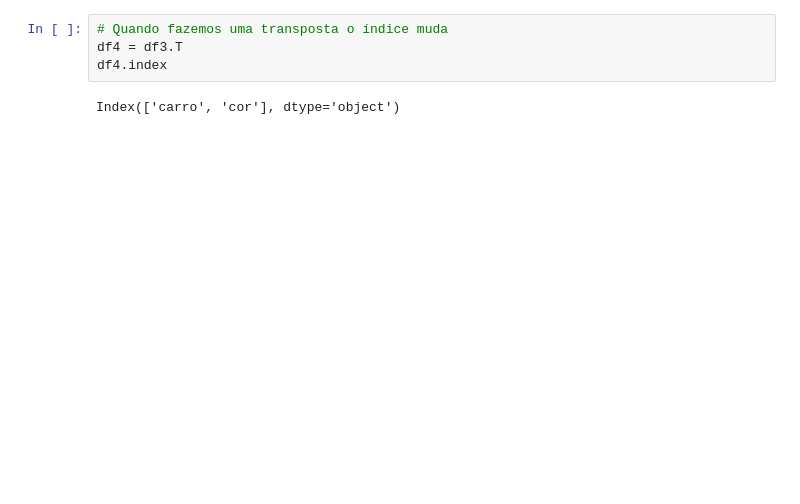
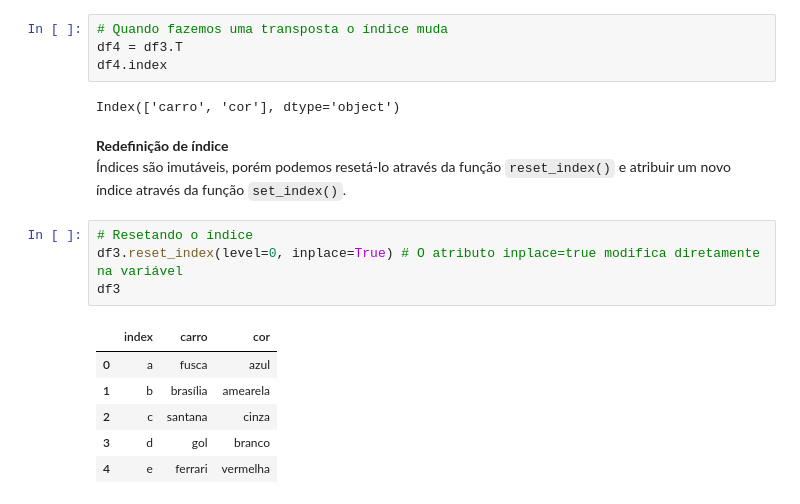
Before and after one commit to rdemarqui/data_science_basico, a Jupyter notebook: Python/03 Pandas/02.03 Index.ipynb, the cells around one changed output. Saved outputs shown, nothing was run; the diff lists cells and outputs as text; blank space fills up the shorter version.

```diff
--- a/Python/03 Pandas/02.03 Index.ipynb
+++ b/Python/03 Pandas/02.03 Index.ipynb
@@ -43,3 +48,17 @@ df4 = df3.T
 df4.index
 # %% [output]
 Index(['carro', 'cor'], dtype='object')
+# %% [markdown]
+**Redefinição de índice**
+Índices são imutáveis, porém podemos resetá-lo através da função ``reset_index()`` e atribuir um novo índice através da função ``set_index()``.
+# %%
+# Resetando o índice
+df3.reset_index(level=0, inplace=True) # O atributo inplace=true modifica diretamente na variável
+df3
+# %% [output]
+|  | index | carro | cor |
+| 0 | a | fusca | azul |
+| 1 | b | brasília | amearela |
+| 2 | c | santana | cinza |
+| 3 | d | gol | branco |
+| 4 | e | ferrari | vermelha |
```
Also changed, not shown: parts of 5 cells of this notebook, 1 other file.
